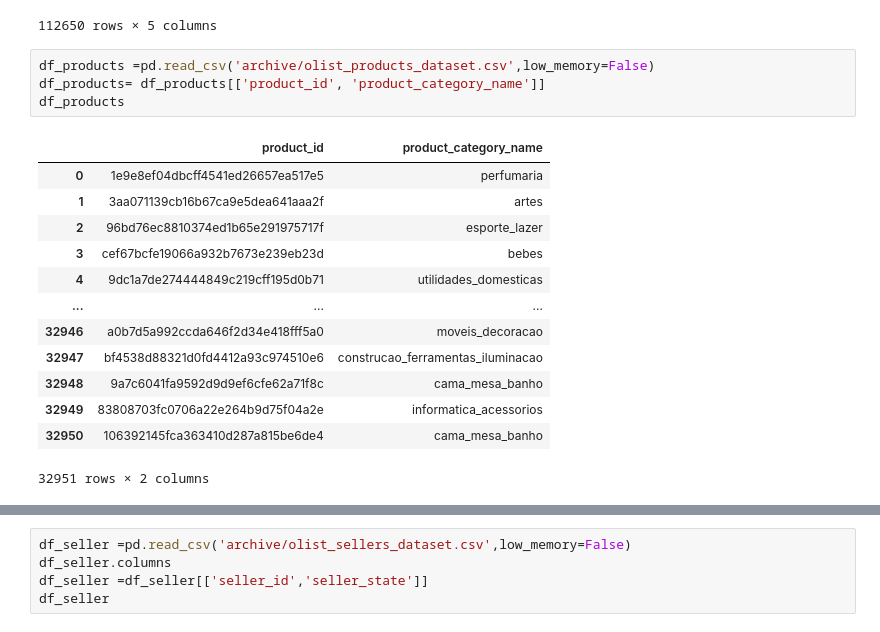
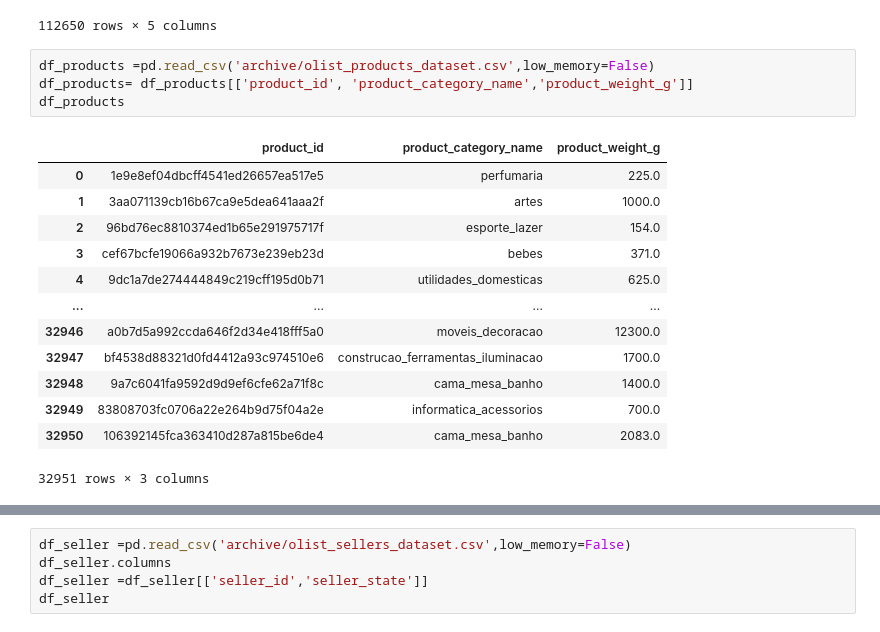
Before and after one commit to Adelinekh/olist_nonsupervise, a Jupyter notebook: analyse.ipynb, the cells around one changed output, grey strips where cells are left out. Cells and saved outputs as stored; diff of their text form.

```diff
--- a/analyse.ipynb
+++ b/analyse.ipynb
@@ -84,19 +84,19 @@ df_items
 112650 rows × 5 columns
 # %%
 df_products =pd.read_csv('archive/olist_products_dataset.csv',low_memory=False)
-df_products= df_products[['product_id', 'product_category_name']]
+df_products= df_products[['product_id', 'product_category_name','product_weight_g']]
 df_products
 # %% [output]
-|  | product_id | product_category_name |
-| 0 | 1e9e8ef04dbcff4541ed26657ea517e5 | perfumaria |
-| 1 | 3aa071139cb16b67ca9e5dea641aaa2f | artes |
-| 2 | 96bd76ec8810374ed1b65e291975717f | esporte_lazer |
-| 3 | cef67bcfe19066a932b7673e239eb23d | bebes |
-| 4 | 9dc1a7de274444849c219cff195d0b71 | utilidades_domesticas |
-| ... | ... | ... |
-| 32946 | a0b7d5a992ccda646f2d34e418fff5a0 | moveis_decoracao |
-| 32947 | bf4538d88321d0fd4412a93c974510e6 | construcao_ferramentas_iluminacao |
-| 32948 | 9a7c6041fa9592d9d9ef6cfe62a71f8c | cama_mesa_banho |
-| 32949 | 83808703fc0706a22e264b9d75f04a2e | informatica_acessorios |
-| 32950 | 106392145fca363410d287a815be6de4 | cama_mesa_banho |
+|  | product_id | product_category_name | product_weight_g |
+| 0 | 1e9e8ef04dbcff4541ed26657ea517e5 | perfumaria | 225.0 |
+| 1 | 3aa071139cb16b67ca9e5dea641aaa2f | artes | 1000.0 |
+| 2 | 96bd76ec8810374ed1b65e291975717f | esporte_lazer | 154.0 |
+| 3 | cef67bcfe19066a932b7673e239eb23d | bebes | 371.0 |
+| 4 | 9dc1a7de274444849c219cff195d0b71 | utilidades_domesticas | 625.0 |
+| ... | ... | ... | ... |
+| 32946 | a0b7d5a992ccda646f2d34e418fff5a0 | moveis_decoracao | 12300.0 |
+| 32947 | bf4538d88321d0fd4412a93c974510e6 | construcao_ferramentas_iluminacao | 1700.0 |
+| 32948 | 9a7c6041fa9592d9d9ef6cfe62a71f8c | cama_mesa_banho | 1400.0 |
+| 32949 | 83808703fc0706a22e264b9d75f04a2e | informatica_acessorios | 700.0 |
+| 32950 | 106392145fca363410d287a815be6de4 | cama_mesa_banho | 2083.0 |
-32951 rows × 2 columns
+32951 rows × 3 columns
```
Also changed, not shown: parts of 19 cells of this notebook, 1 other file.
